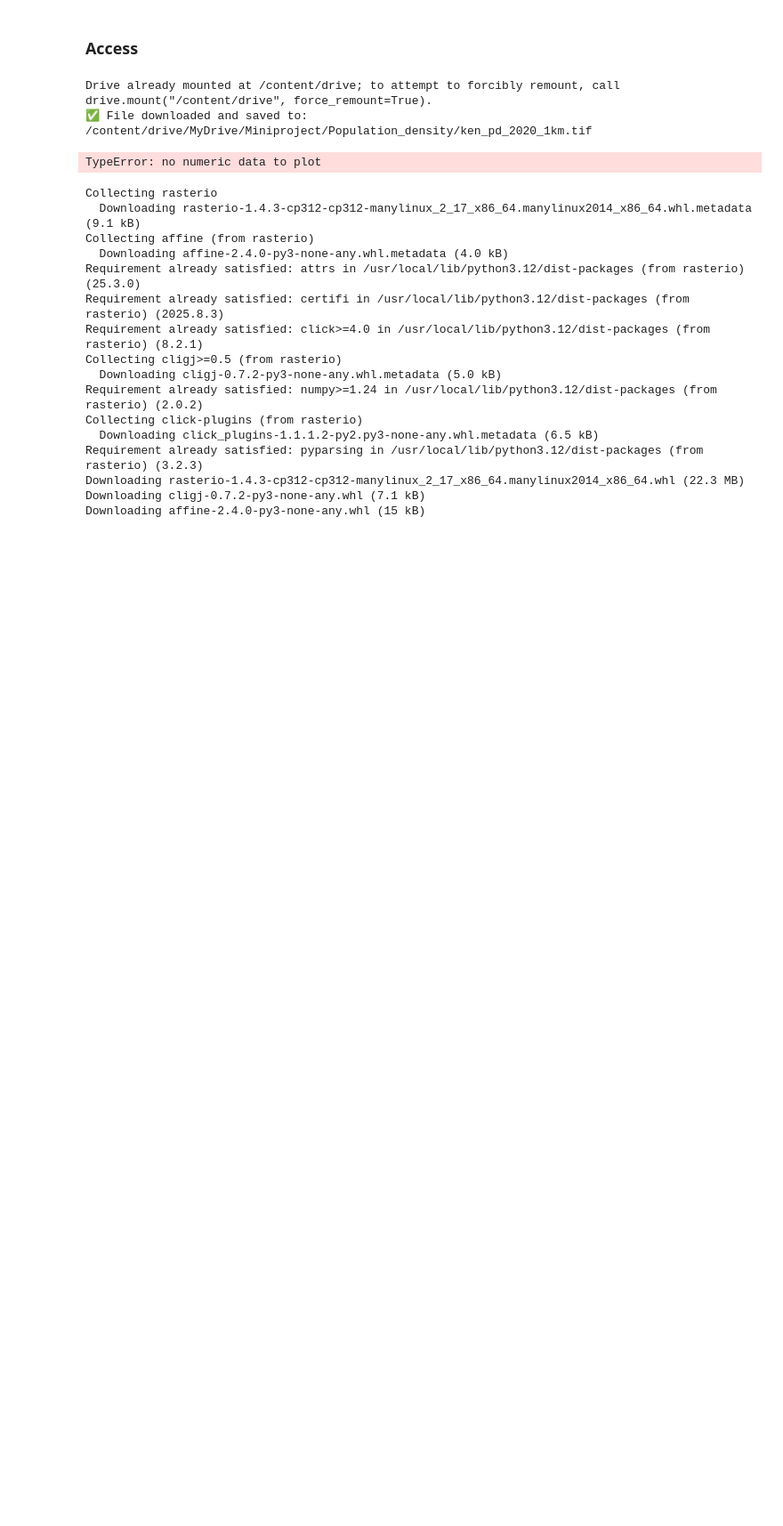
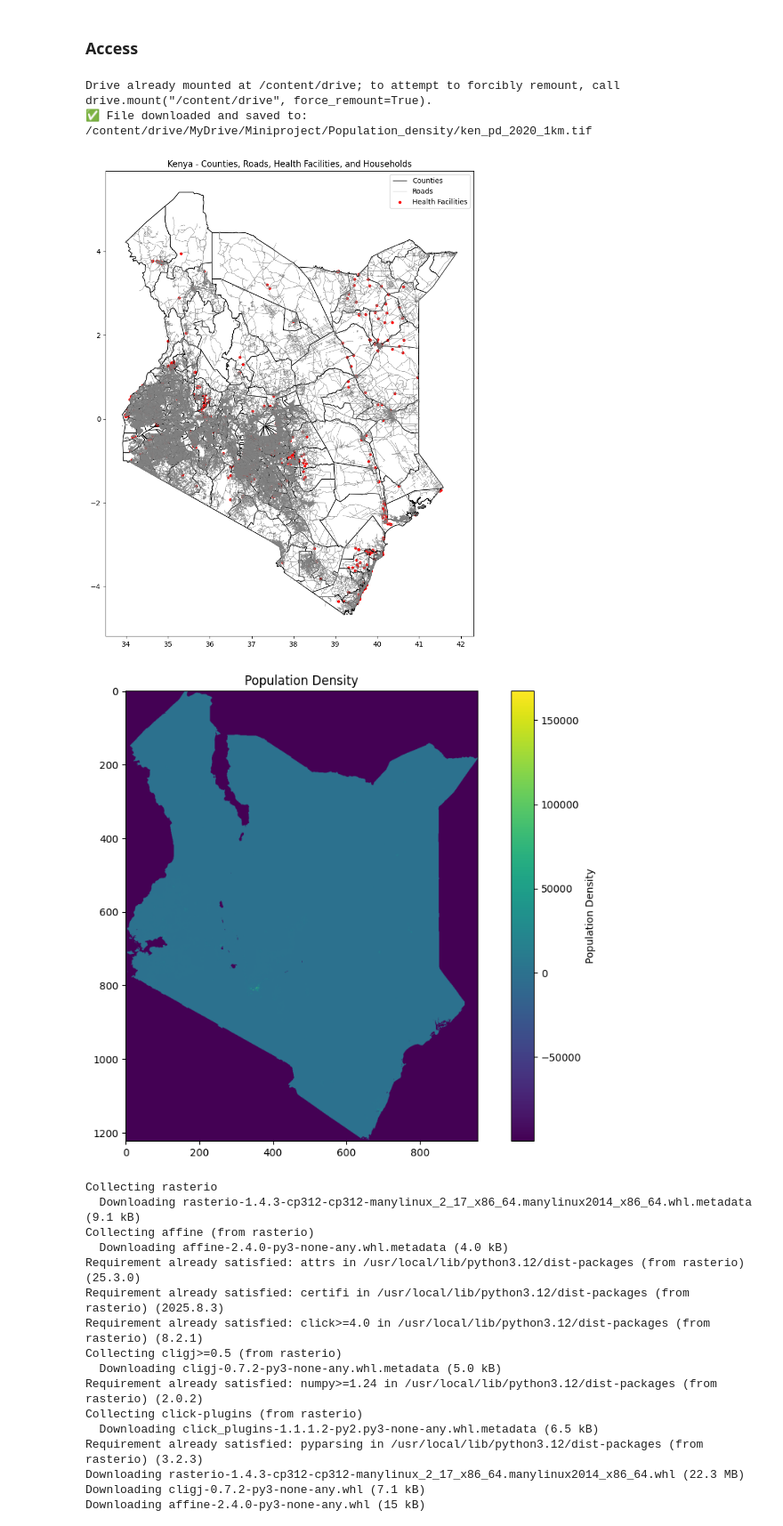
Before and after one commit to jamesmuiru/mlfccourse, a Jupyter notebook: Healthcare_Infrastructure_Optimization_in_Central_Kenya.ipynb, the cells around one changed output. Shown at 89% size. Drawn from its saved outputs; the diff is of its cells as text; code cells hidden in the pictures; blank space fills up the shorter version.

```diff
--- a/Healthcare_Infrastructure_Optimization_in_Central_Kenya.ipynb
+++ b/Healthcare_Infrastructure_Optimization_in_Central_Kenya.ipynb
@@ -34,35 +36,40 @@ average_household="/content/drive/MyDrive/Miniproject/kenya-average-household-si
 # %%
 import geopandas as gpd
 import matplotlib.pyplot as plt
 import rasterio
+import pandas as pd # Import pandas
 
 # Read vector datasets
 gdf_counties = gpd.read_file(counties_boundaries)
 gdf_health = gpd.read_file(point_health_facilities)
 gdf_roads = gpd.read_file(lines_roads)
-gdf_households = gpd.read_file(average_household)
+# Read CSV file using pandas
+df_households = pd.read_csv(average_household)
+
 
 # Plot vector datasets
 fig, ax = plt.subplots(figsize=(12, 12))
 gdf_counties.plot(ax=ax, facecolor="none", edgecolor="black", linewidth=1, label="Counties")
 gdf_roads.plot(ax=ax, color="gray", linewidth=0.5, label="Roads")
 gdf_health.plot(ax=ax, color="red", markersize=10, label="Health Facilities")
-gdf_households.plot(ax=ax, color="blue", markersize=5, label="Households")
+# Cannot plot df_households directly as it is not a GeoDataFrame
+# gdf_households.plot(ax=ax, color="blue", markersize=5, label="Households")
 
 # Add legend
 plt.legend()
 plt.title("Kenya - Counties, Roads, Health Facilities, and Households")
 plt.show()
 
 # Plot raster population density
 src = rasterio.open(raster_populationdensity)
 plt.figure(figsize=(12, 8))
 plt.imshow(src.read(1), cmap="viridis")
 plt.colorbar(label="Population Density")
 plt.title("Population Density")
 plt.show()
 # %% [output]
-TypeError: no numeric data to plot
+[figure, added]
+[figure, added]
 # %%
 # %% [output]
 Collecting rasterio
```
Also changed, not shown: parts of 1 cell of this notebook.
